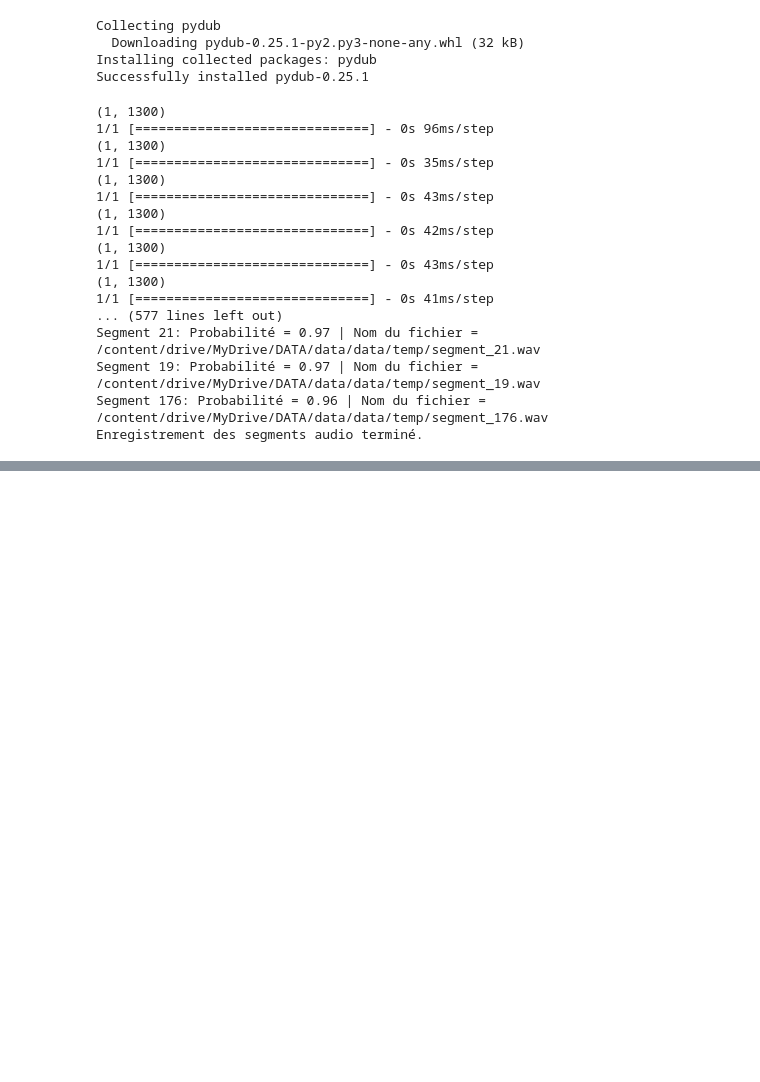
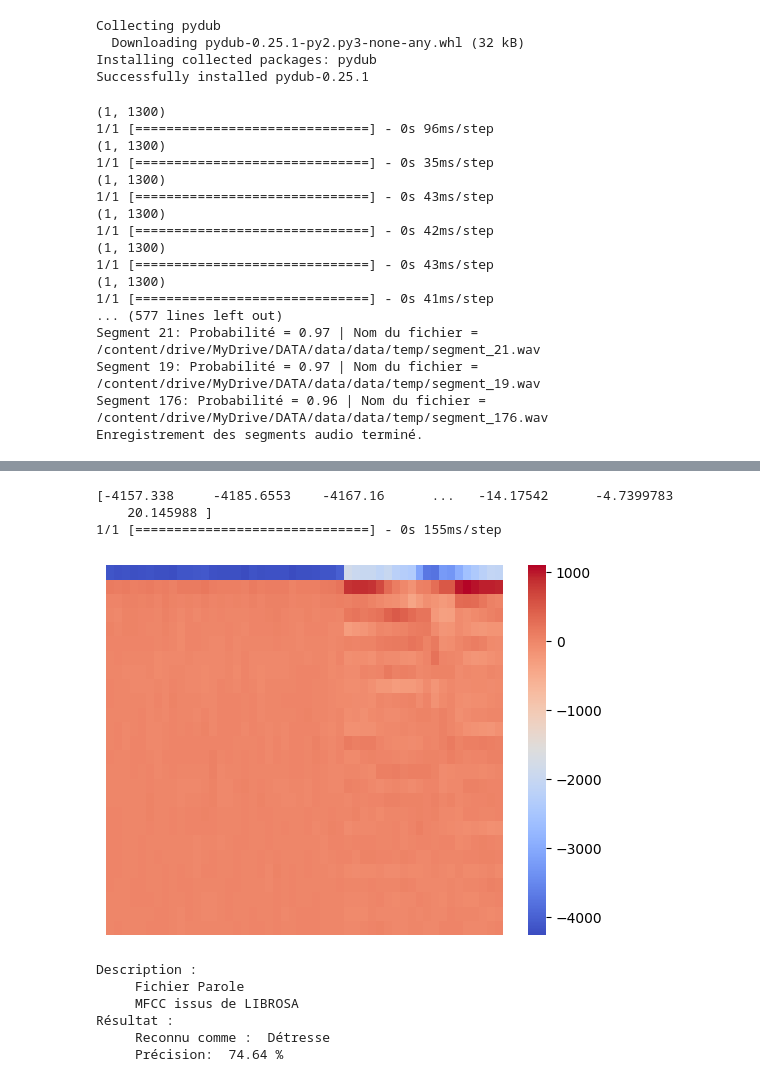
Before and after one commit to Lucas-hearc/KeywordSpotting, a Jupyter notebook: RCNN_KWS.ipynb, the cells around one changed output, grey strips where cells are left out. Drawn from its saved outputs; the diff is of its cells as text; code cells hidden in the pictures; blank space fills up the shorter version.

```diff
--- a/RCNN_KWS.ipynb
+++ b/RCNN_KWS.ipynb
@@ -402,2 +574,76 @@ Enregistrement des segments audio terminé.
+# %%
+import librosa
+import numpy as np
+import tensorflow
+import math
+from tensorflow.keras.models import load_model
+
+# Chemin vers le fichier audio à tester
+audio_pathParole = '/content/drive/MyDrive/DATA/data/data/testing/detresse/Detresse.au secour.3rv60cmk.ingestion-5877979785-fpttj.s45.wav'
+
+nmfcc = 26
+frame_length = 0.02
+frame_stride = 0.02
+filter_number = 32
+fft_length = 256
+normalization_window_size = 101
+
+# Charger le fichier audio
+audioParole, srParole = librosa.load(audio_pathParole)
+
+model = load_model("/content/drive/MyDrive/DATA/data/data/modelLIBROSA.h5")
+# Prétraitement du fichier audio
+# Effectuer les mêmes étapes de prétraitement que vous avez utilisées pour l'entraînement
+
+# Prétraitement du fichier audio - Parole
+mfccParole = librosa.feature.mfcc(
+    y=audioParole,
+    sr=srParole,
+    n_mfcc=nmfcc,
+    hop_length=int(srParole * frame_stride),
+    n_fft=int(srParole * frame_length),
+    n_mels=filter_number,
+    win_length=int(srParole * frame_length),
+    center=False,
+    htk=True,
+    norm=None)
+mfccParoleRaveled = np.ravel(mfccParole)
+print(mfccParoleRaveled)
+
+# Effectuer la prédiction avec votre modèle - Parole
+input_dataParole = np.expand_dims(mfccParoleRaveled, axis=0)
+predictionsParole = model.predict(input_dataParole)
+
+# Interpréter les prédictions
+# Par exemple, si vous avez deux classes (0: détresse, 1: parole), vous pouvez utiliser argmax pour obtenir la classe prédite
+
+predicted_class = np.argmax(predictionsParole[0])
+if predicted_class == 0:
+    prediction_label = "Détresse"
+else:
+    prediction_label = "Parole"
+
+# Afficher les résultats
+plt.figure()
+seaborn.heatmap(data=mfccParole, cmap='coolwarm', xticklabels=False, yticklabels=False)
+plt.show()
+
+print("Description : ")
+print("     Fichier Parole")
+print("     MFCC issus de LIBROSA")
+print("Résultat :")
+print("     Reconnu comme : ", prediction_label ,)
+print("     Précision: ", round(100 * predictionsParole[0][0], 2), "%")
+# %% [output]
+[-4157.338     -4185.6553    -4167.16      ...   -14.17542      -4.7399783
+    20.145988 ]
+1/1 [==============================] - 0s 155ms/step
+[figure, added]
+Description :
+     Fichier Parole
+     MFCC issus de LIBROSA
+Résultat :
+     Reconnu comme :  Détresse
+     Précision:  74.64 %
 # %%
 import os
```
Also changed, not shown: parts of 12 cells of this notebook.
